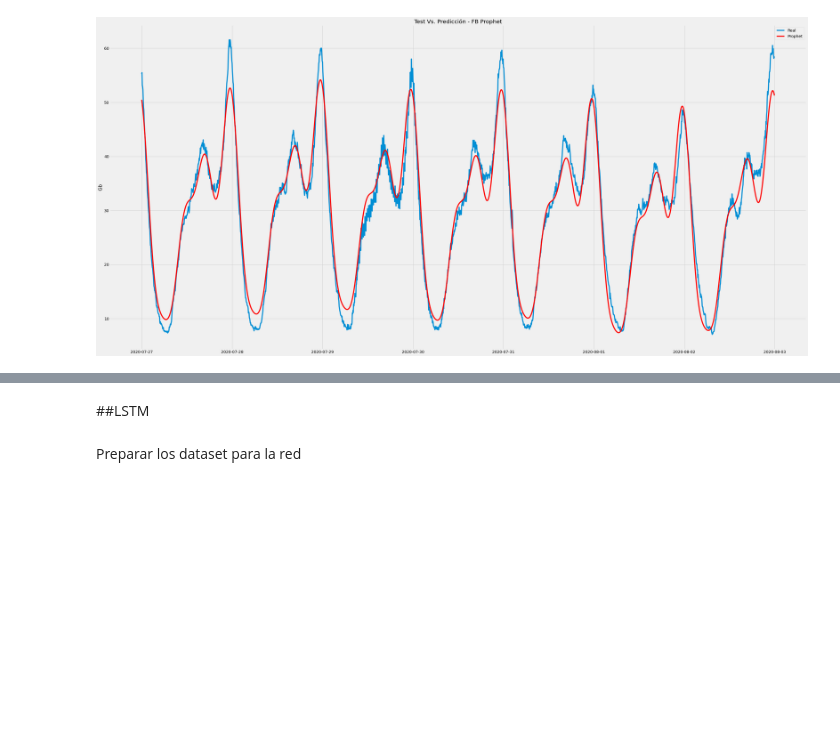
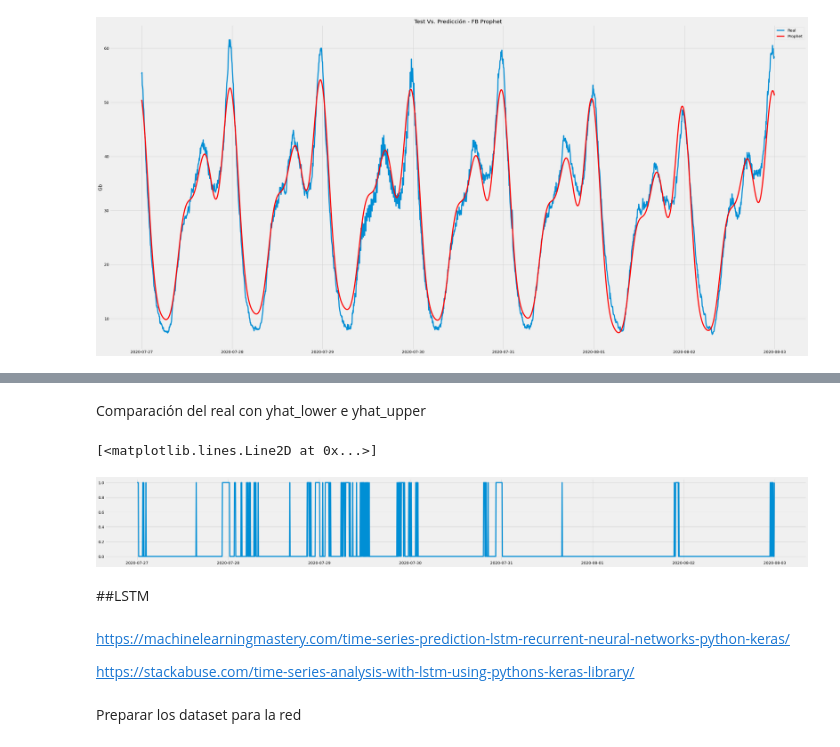
Before and after one commit to MMenino/11MBIG_TFM, a Jupyter notebook: Modelos.ipynb, the cells around one changed output, grey strips where cells are left out. Saved outputs shown, nothing was run; the diff lists cells and outputs as text; code cells hidden in the pictures; blank space fills up the shorter version.

```diff
--- a/Modelos.ipynb
+++ b/Modelos.ipynb
@@ -500,5 +508,20 @@ plt.show()
+# %% [markdown]
+Comparación del real con yhat_lower e yhat_upper
+# %%
+pred_prophet_low = (serie_test.values < forecast[['yhat_lower']].values)
+pred_prophet_up = (serie_test.values > forecast[['yhat_upper']].values)
+pred_prophet_out = (serie_test.values < forecast[['yhat_lower']].values) + (serie_test.values > forecast[['yhat_upper']].values)
+plt.figure(figsize=[40,5])
+plt.plot(serie_test.index, pred_prophet_out==True, )
+# %% [output]
+[<matplotlib.lines.Line2D at 0x...>]
+[figure, added]
 # %% [markdown]
 ##LSTM
+# %% [markdown]
+https://machinelearningmastery.com/time-series-prediction-lstm-recurrent-neural-networks-python-keras/
+
+https://stackabuse.com/time-series-analysis-with-lstm-using-pythons-keras-library/
 # %% [markdown]
 Preparar los dataset para la red
 # %%
```
Also changed, not shown: parts of 18 cells of this notebook.
